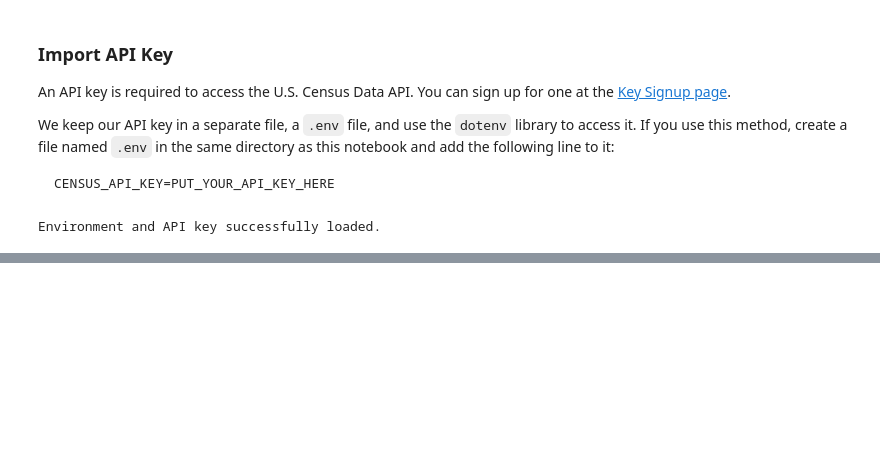
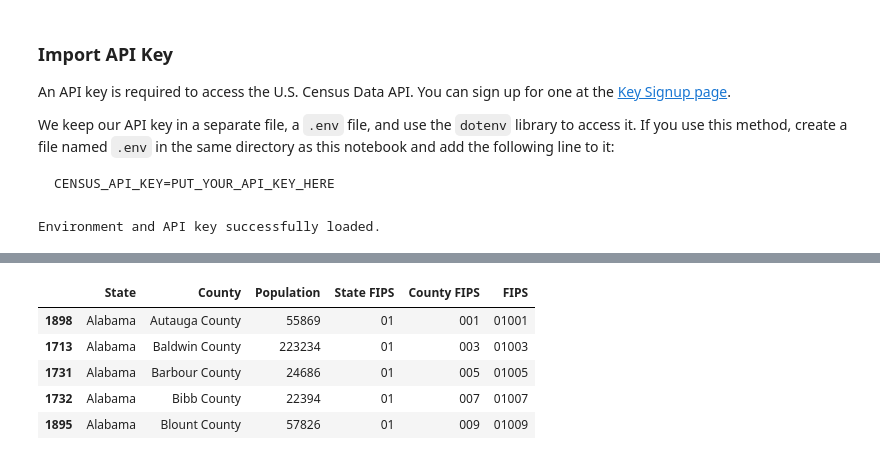
Before and after one commit to UA-Libraries-Research-Data-Services/UALIB_ScholarlyAPI_Cookbook, a Jupyter notebook: src/python/us-census.ipynb, the cells around one changed output, grey strips where cells are left out. Saved outputs shown, nothing was run; the diff lists cells and outputs as text; code cells hidden in the pictures; blank space fills up the shorter version.

```diff
--- a/src/python/us-census.ipynb
+++ b/src/python/us-census.ipynb
@@ -90,0 +101,18 @@ except requests.exceptions.RequestException as e:
+# %%
+# Split "County Name" into "County" and "State"
+df[["County", "State"]] = (
+    df["County Name"]
+    .str.rsplit(", ", n=1, expand=True)
+)
+df = df.drop(columns=["County Name"])
+
+# Reorder columns
+df = df[
+    ["State", "County", "Population", "State FIPS", "County FIPS"]
+]
+
+# Sort DataFrame by State and County
+df = df.sort_values(by=["State", "County"])
+
+# Print new DataFrame
+df.head()
@@ -90,0 +145,13 @@ except requests.exceptions.RequestException as e:
+# %%
+# Create FIPS column to merge data from other data frames
+df["FIPS"] = df["State FIPS"] + df["County FIPS"]
+
+# Dispay DataFrame with the new colum
+df.head()
+# %% [output]
+|  | State | County | Population | State FIPS | County FIPS | FIPS |
+| 1898 | Alabama | Autauga County | 55869 | 01 | 001 | 01001 |
+| 1713 | Alabama | Baldwin County | 223234 | 01 | 003 | 01003 |
+| 1731 | Alabama | Barbour County | 24686 | 01 | 005 | 01005 |
+| 1732 | Alabama | Bibb County | 22394 | 01 | 007 | 01007 |
+| 1895 | Alabama | Blount County | 57826 | 01 | 009 | 01009 |
```
Also changed, not shown: parts of 26 cells of this notebook, 18 other files.
